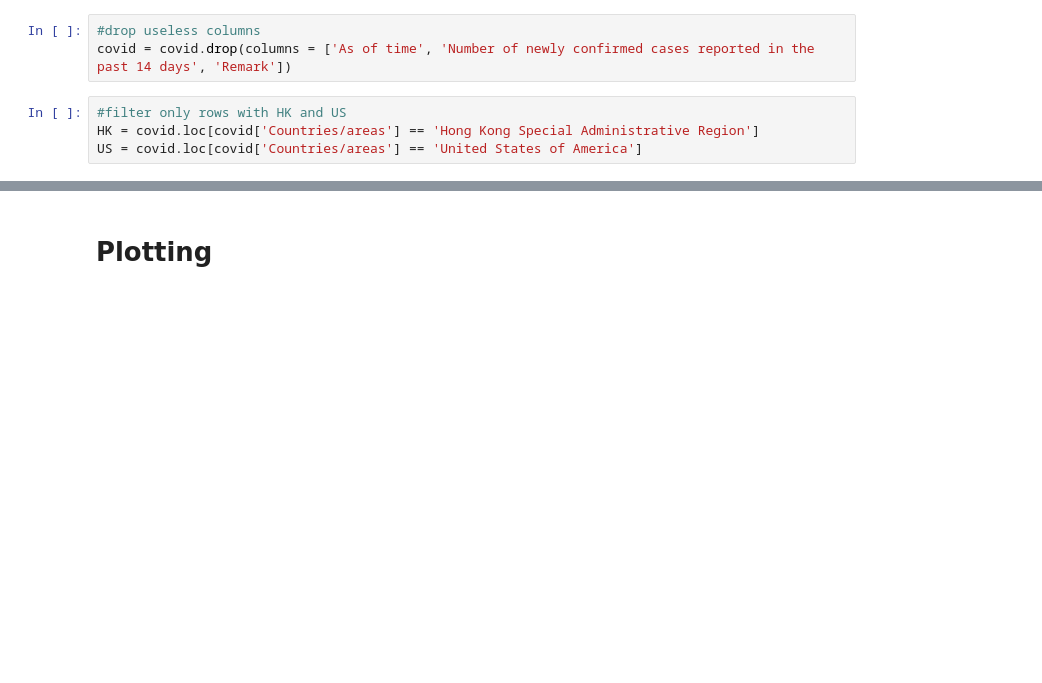
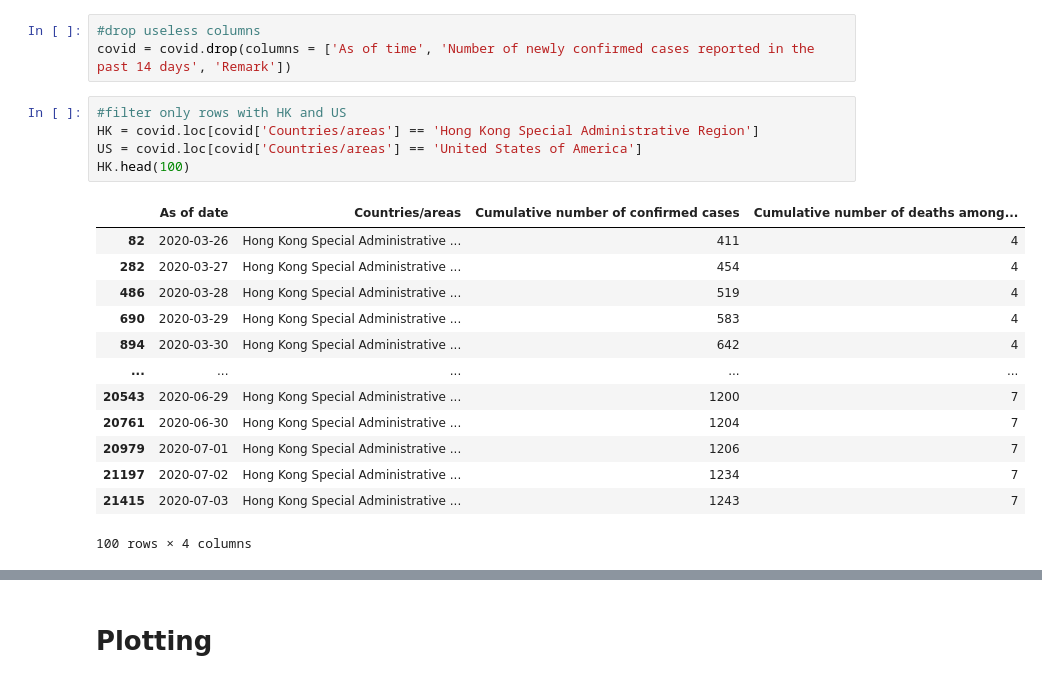
Before and after one commit to csauyong/Covid-in-HK-US, a Jupyter notebook: Covid in HK and US plot.ipynb, the cells around one changed output, grey strips where cells are left out. Saved outputs shown, nothing was run; the diff lists cells and outputs as text; blank space fills up the shorter version.

```diff
--- a/Covid in HK and US plot.ipynb
+++ b/Covid in HK and US plot.ipynb
@@ -23,4 +16,19 @@ covid = covid.drop(columns = ['As of time', 'Number of newly confirmed cases rep
 # %%
 #filter only rows with HK and US
 HK = covid.loc[covid['Countries/areas'] == 'Hong Kong Special Administrative Region']
 US = covid.loc[covid['Countries/areas'] == 'United States of America']
+HK.head(100)
+# %% [output]
+|  | As of date | Countries/areas | Cumulative number of confirmed cases | Cumulative number of deaths among... |
+| 82 | 2020-03-26 | Hong Kong Special Administrative ... | 411 | 4 |
+| 282 | 2020-03-27 | Hong Kong Special Administrative ... | 454 | 4 |
+| 486 | 2020-03-28 | Hong Kong Special Administrative ... | 519 | 4 |
+| 690 | 2020-03-29 | Hong Kong Special Administrative ... | 583 | 4 |
+| 894 | 2020-03-30 | Hong Kong Special Administrative ... | 642 | 4 |
+| ... | ... | ... | ... | ... |
+| 20543 | 2020-06-29 | Hong Kong Special Administrative ... | 1200 | 7 |
+| 20761 | 2020-06-30 | Hong Kong Special Administrative ... | 1204 | 7 |
+| 20979 | 2020-07-01 | Hong Kong Special Administrative ... | 1206 | 7 |
+| 21197 | 2020-07-02 | Hong Kong Special Administrative ... | 1234 | 7 |
+| 21415 | 2020-07-03 | Hong Kong Special Administrative ... | 1243 | 7 |
+100 rows × 4 columns
```
Also changed, not shown: parts of 13 cells of this notebook.
